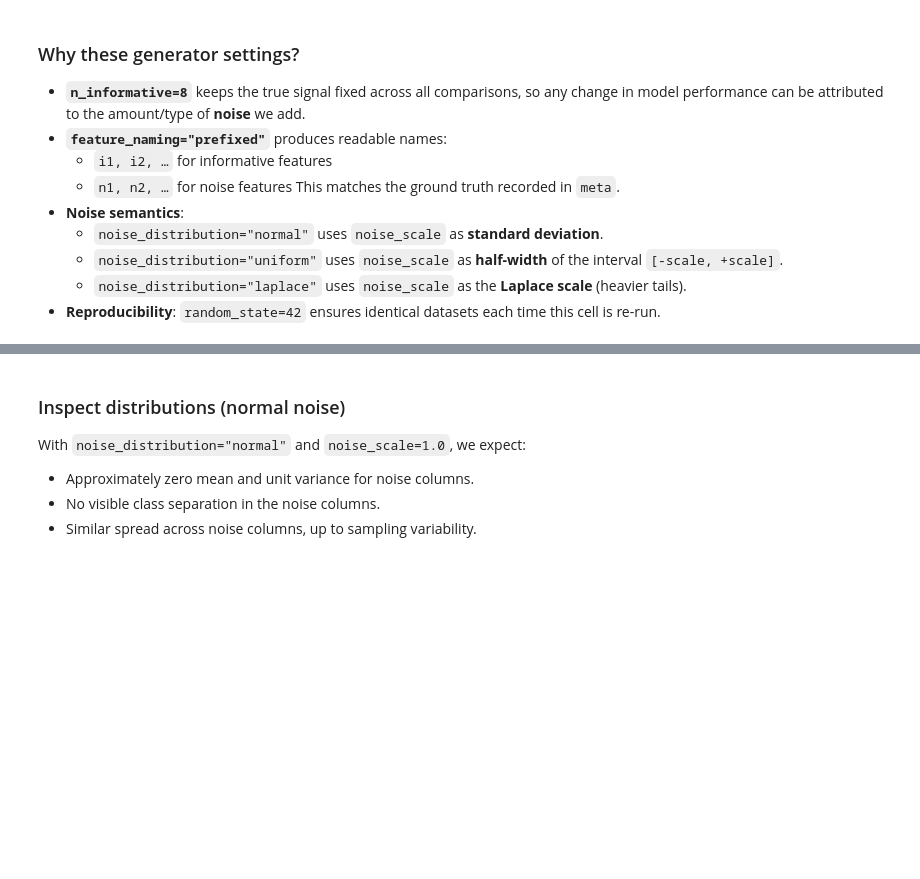
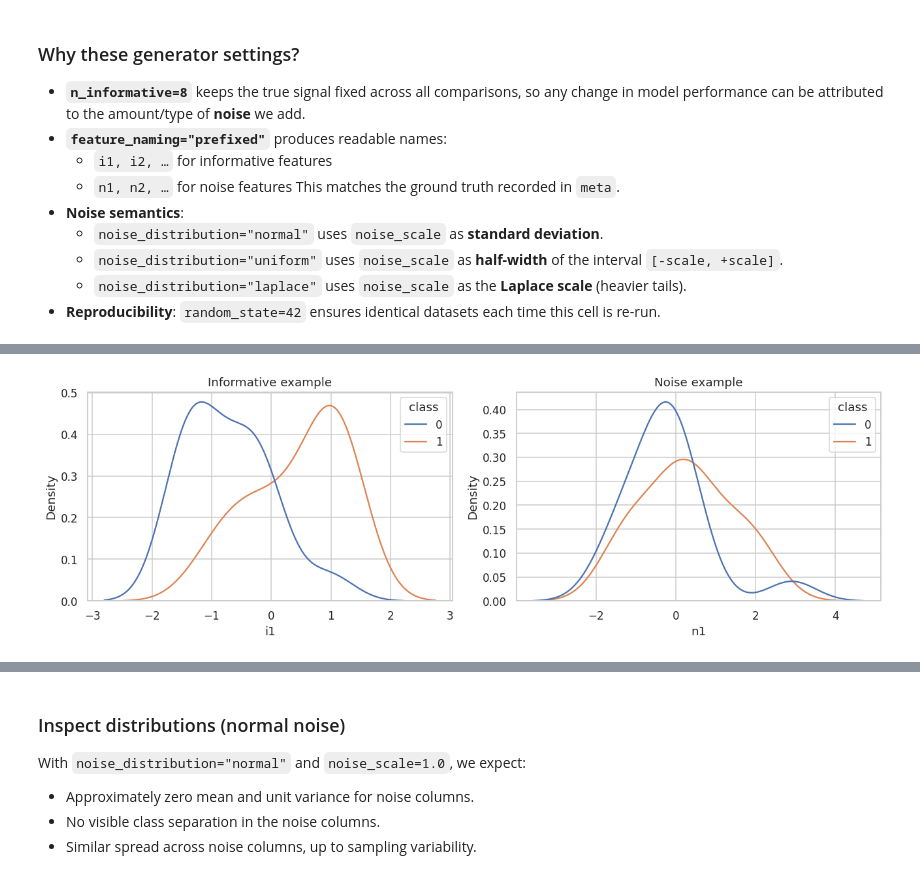
Before and after one commit to sigrun-may/synthetic-biomedical-data-course, a Jupyter notebook: notebooks/03a_irrelevant_features.ipynb, the cells around one changed output, grey strips where cells are left out. Cells and saved outputs as stored; diff of their text form; code cells hidden in the pictures; blank space fills up the shorter version.

```diff
--- a/notebooks/03a_irrelevant_features.ipynb
+++ b/notebooks/03a_irrelevant_features.ipynb
@@ -363,17 +338,18 @@ We will then confirm the new ground-truth roles via `meta.noise_idx` and explore
 cfg_noise_normal = DatasetConfig(
     n_samples=30,
     n_informative=8,
-    n_pseudo=0,
     n_noise=12,               # add 12 pure-noise features
     n_classes=2,
-    class_sep=4,
+    class_sep=1.2,            # keep consistent with the baseline
     feature_naming="prefixed",  # i1..i8, n1..n12
-    noise_distribution=NoiseDistribution.normal,  # or just "normal"
-    noise_scale=1.0,           # std for normal noise
+    noise_distribution=NoiseDistribution.normal,
+    noise_scale=1.0,          # std for normal noise
     random_state=42,
 )
 
 Xn, yn, meta_n = generate_dataset(cfg_noise_normal, return_dataframe=True)
+df_noise = Xn.copy()
+df_noise.insert(0, "class", yn)
 
 print(f"Xn shape: {Xn.shape}, yn shape: {yn.shape}")
 Xn.head(3)
@@ -405,0 +400,18 @@ Xn[cols_show].head(5)
+# %%
+import seaborn as sns
+import matplotlib.pyplot as plt
+
+plt.figure(figsize=(12, 4))
+
+plt.subplot(1, 2, 1)
+sns.kdeplot(data=df_noise, x="i1", hue="class", common_norm=False)
+plt.title("Informative example")
+
+plt.subplot(1, 2, 2)
+sns.kdeplot(data=df_noise, x="n1", hue="class", common_norm=False)
+plt.title("Noise example")
+
+plt.tight_layout()
+plt.show()
+# %% [output]
+[figure, added]
```
Also changed, not shown: parts of 47 cells of this notebook, 1 other file.
